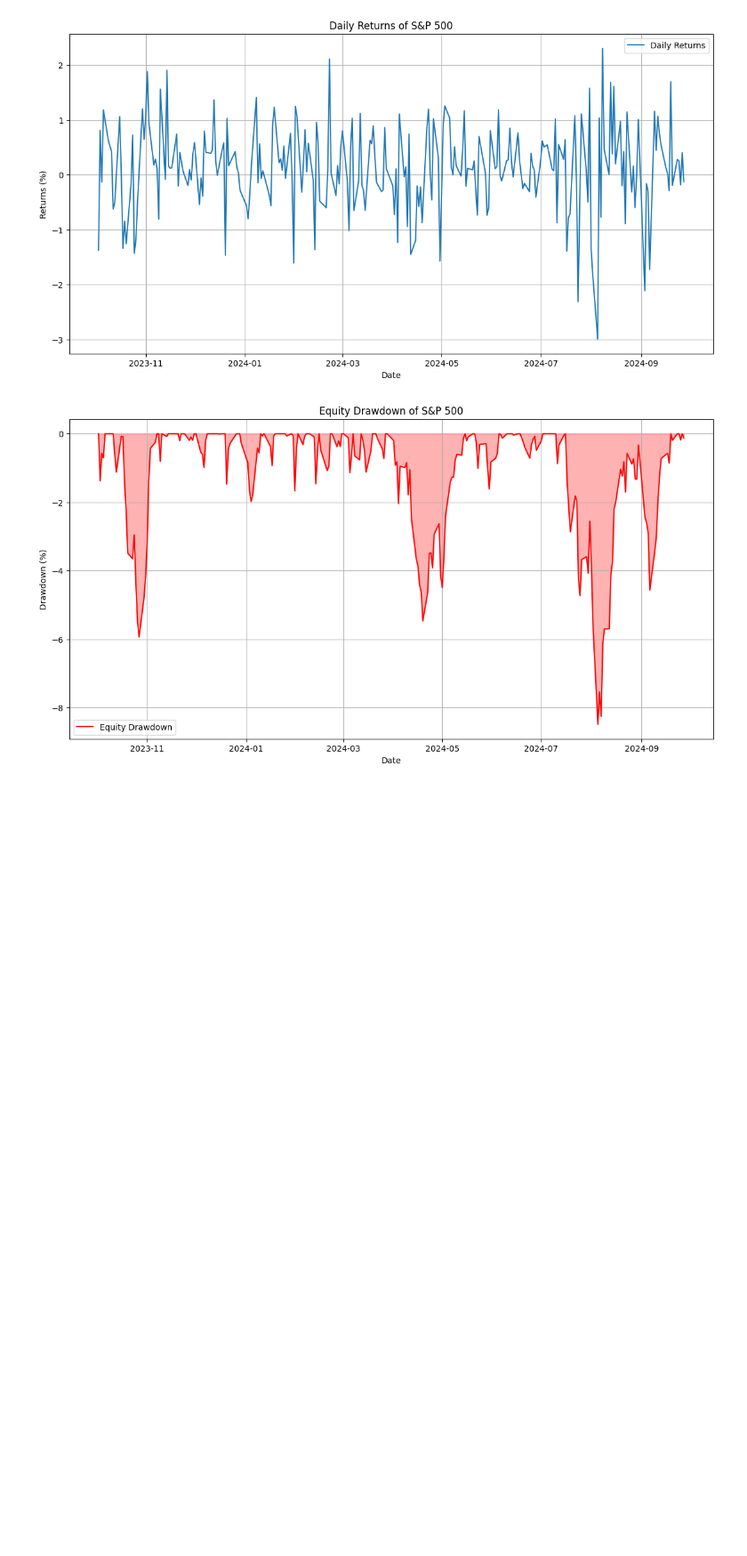
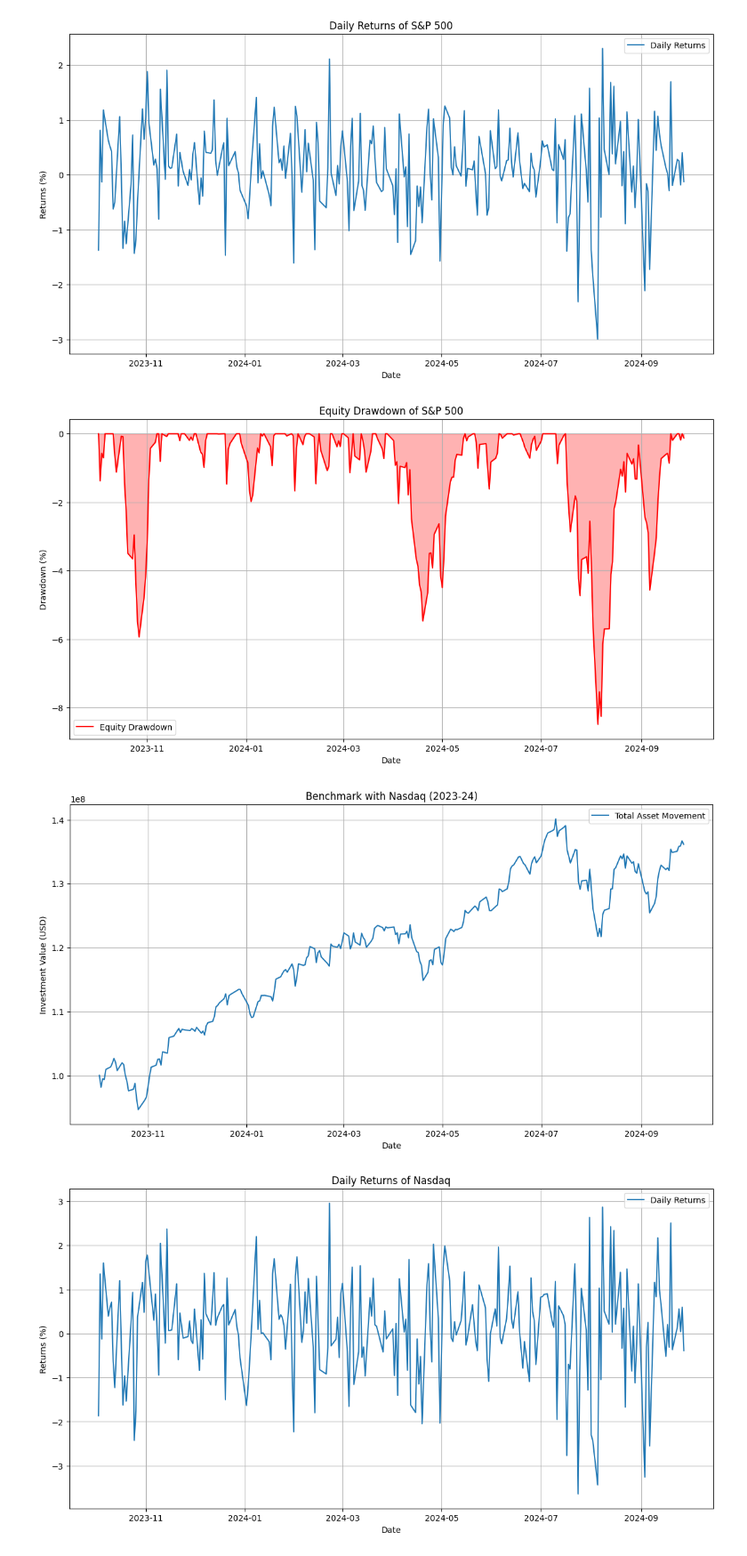
Before and after one commit to ak7660/GraapeInvestment, a Jupyter notebook: benchmark.ipynb, the cells around one changed output. Shown at 89% size. Saved outputs shown, nothing was run; the diff lists cells and outputs as text; code cells hidden in the pictures; blank space fills up the shorter version.

```diff
--- a/benchmark.ipynb
+++ b/benchmark.ipynb
@@ -56,3 +56,56 @@ plt.show()
 [figure]
 [figure]
 [figure]
+# %%
+import yfinance as yf
+import pandas as pd
+import matplotlib.pyplot as plt# Fetch Nasdaq data
+investment_amount = 100_000_000  # 100M USD
+start_date = "2023-10-01"
+end_date = pd.Timestamp.today().strftime('%Y-%m-%d')
+nasdaq = yf.Ticker("^IXIC")
+nasdaq_data = nasdaq.history(start=start_date, end=end_date)
+
+# Calculate the total asset movement
+nasdaq_data['Investment Value'] = (nasdaq_data['Close'] / nasdaq_data['Close'].iloc[0]) * investment_amount
+
+# Calculate the returns
+nasdaq_data['Returns'] = nasdaq_data['Close'].pct_change() * 100  # Convert to percentage
+
+# Calculate the drawdown
+nasdaq_data['Peak'] = nasdaq_data['Investment Value'].cummax()
+nasdaq_data['Drawdown'] = (nasdaq_data['Investment Value'] - nasdaq_data['Peak']) / nasdaq_data['Peak'] * 100
+
+# Plot the total asset movement
+plt.figure(figsize=(14, 7))
+plt.plot(nasdaq_data.index, nasdaq_data['Investment Value'], label='Total Asset Movement')
+plt.title('Benchmark with Nasdaq (2023-24)')
+plt.xlabel('Date')
+plt.ylabel('Investment Value (USD)')
+plt.legend()
+plt.grid(True)
+plt.show()
+
+# Plot the returns
+plt.figure(figsize=(14, 7))
+plt.plot(nasdaq_data.index, nasdaq_data['Returns'], label='Daily Returns')
+plt.title('Daily Returns of Nasdaq')
+plt.xlabel('Date')
+plt.ylabel('Returns (%)')
+plt.legend()
+plt.grid(True)
+plt.show()
+
+# Plot the drawdown with filled color
+plt.figure(figsize=(14, 7))
+plt.plot(nasdaq_data.index, nasdaq_data['Drawdown'], label='Equity Drawdown', color='red')
+plt.fill_between(nasdaq_data.index, nasdaq_data['Drawdown'], color='red', alpha=0.3)
+plt.title('Equity Drawdown of Nasdaq')
+plt.xlabel('Date')
+plt.ylabel('Drawdown (%)')
+plt.legend()
+plt.grid(True)
+plt.show()
+# %% [output]
+[figure, added]
+[figure, added]
```
Also changed, not shown: parts of 3 cells of this notebook, 1 other file.
